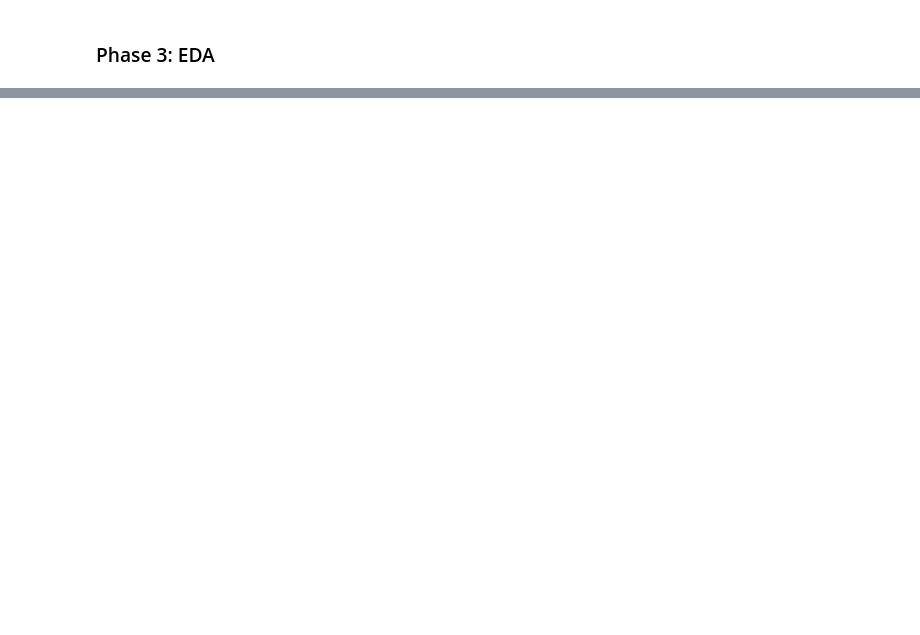
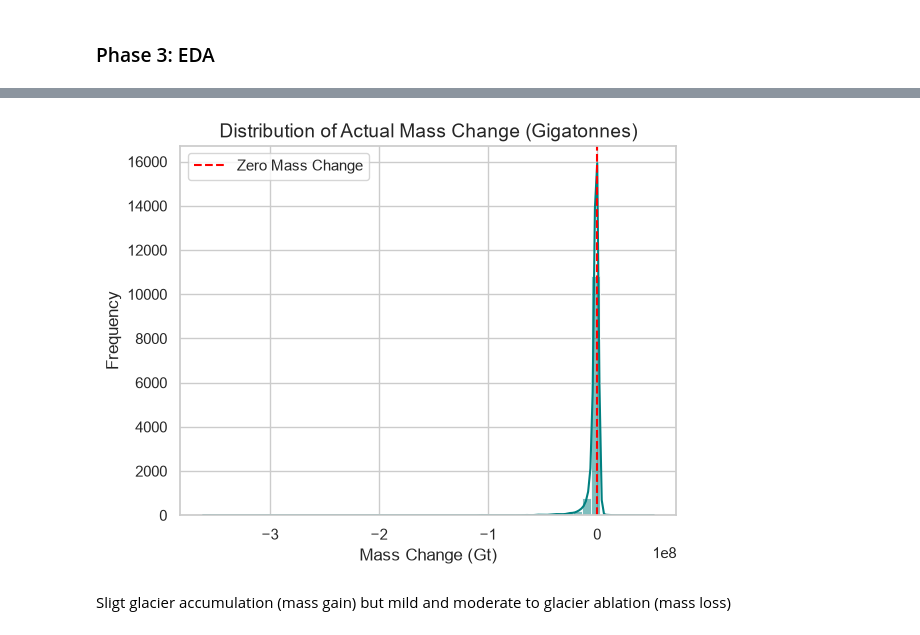
Before and after one commit to sanjiv576/ST7072CEM-Machine-Learning-Assignment, a Jupyter notebook: notebooks/3_eda.ipynb, the cells around one changed output, grey strips where cells are left out. Saved outputs shown, nothing was run; the diff lists cells and outputs as text; code cells hidden in the pictures; blank space fills up the shorter version.

Commit message:
distribution plots

```diff
--- a/notebooks/3_eda.ipynb
+++ b/notebooks/3_eda.ipynb
@@ -1,4 +1,12 @@
 # %% [markdown]
 ### Phase 3: EDA
 # %%
+
 import pandas as pd
+import matplotlib.pyplot as plt
+import seaborn as sns
+import plotly.express as px
+
+# seting visual style
+sns.set_theme(style="whitegrid")
+plt.figure(figsize=(10, 6))
@@ -29,0 +52,22 @@ memory usage: 6.2 MB
+# %%
+# distribution of the target variable
+sns.histplot(
+    x=df_clean["actual_mass_change"],
+    bins=50,
+    kde=True,
+    color="teal"
+)
+
+plt.title('Distribution of Actual Mass Change (Gigatonnes)', fontsize=14)
+plt.xlabel('Mass Change (Gt)', fontsize=12)
+plt.ylabel('Frequency', fontsize=12)
+
+# vertical line at 0 to clearly show accumulation vs ablation (melt)
+plt.axvline(0, color='red', linestyle='--', linewidth=1.5, label='Zero Mass Change')
+plt.legend()
+
+plt.show()
+# %% [output]
+[figure, added]
+# %% [markdown]
+Sligt glacier accumulation (mass gain) but mild and moderate to glacier ablation (mass loss)
```
Also changed, not shown: parts of 7 cells of this notebook.
